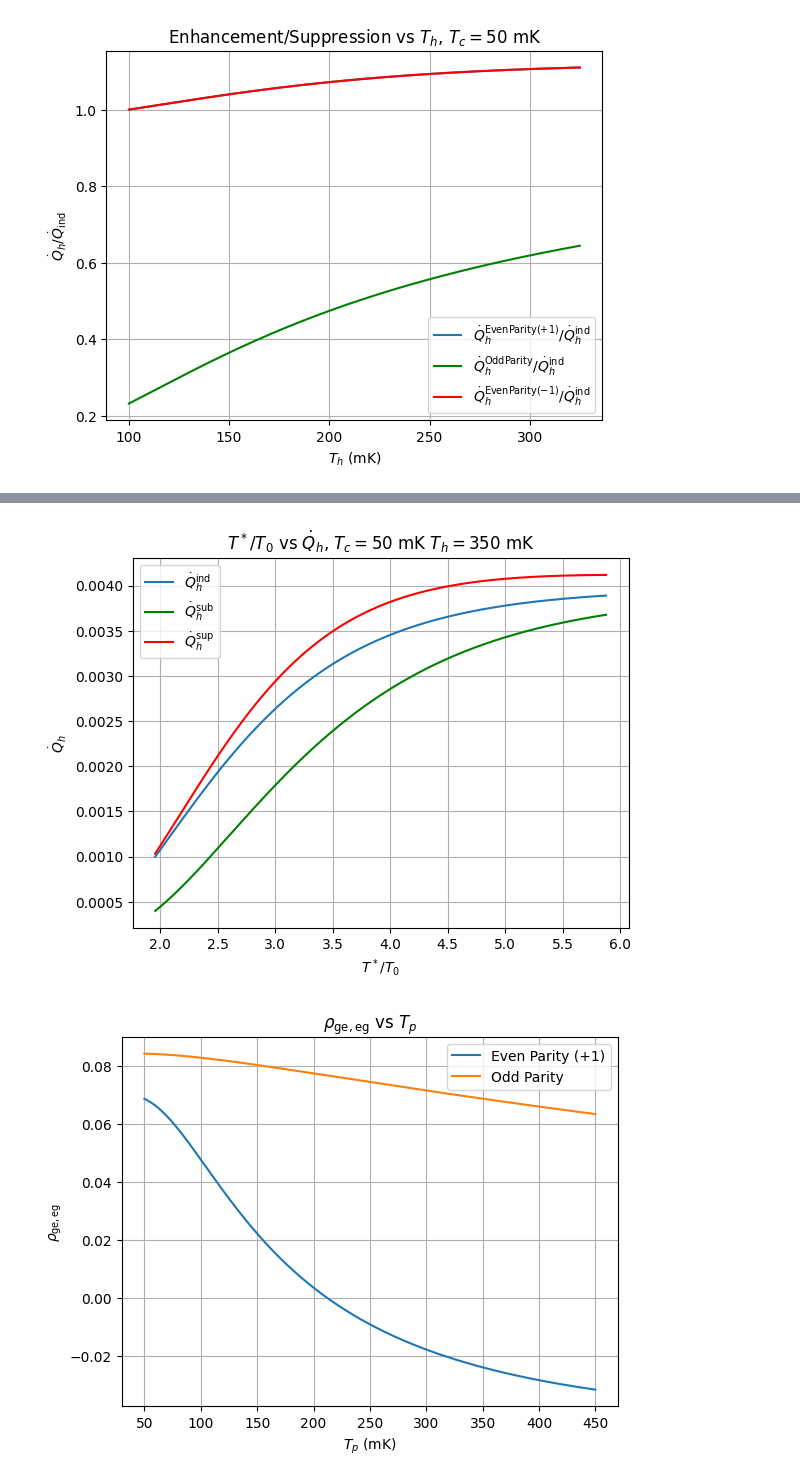
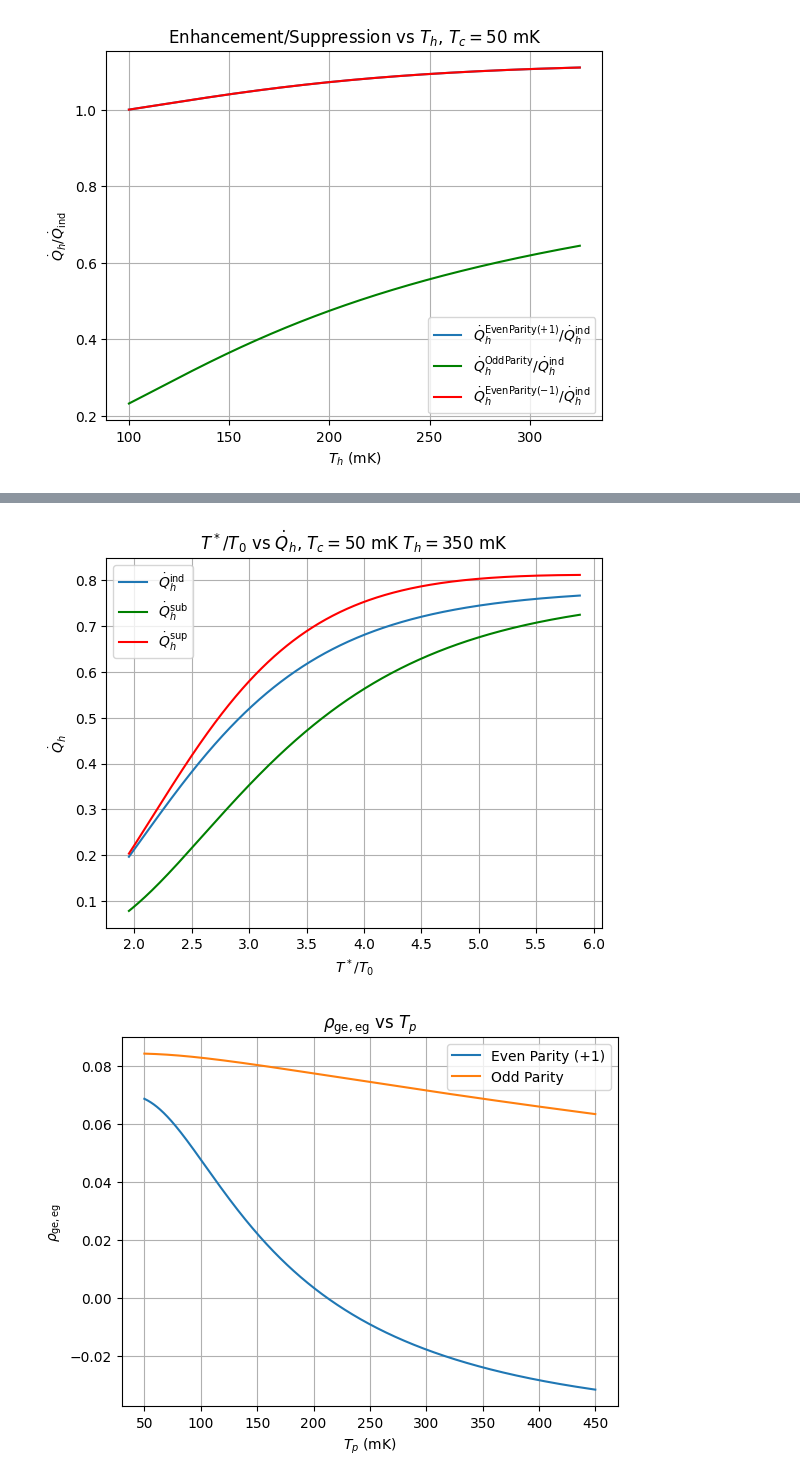
Before and after one commit to foysalx/TwoQubitHeatValve, a Jupyter notebook: Results_Even_Odd_Parity_Formulation (1).ipynb, the cells around one changed output, grey strips where cells are left out. Cells and saved outputs as stored; diff of their text form; code cells hidden in the pictures.

```diff
--- a/Results_Even_Odd_Parity_Formulation (1).ipynb
+++ b/Results_Even_Odd_Parity_Formulation (1).ipynb
@@ -973,9 +951,9 @@ for i, w1 in enumerate(w_vals_2):
 # for the even (+1) case and the odd case
 for i, gh in enumerate(gamma_h_6):
     if i == 0 or i == 50:
-        plt.plot(w_vals_2, 0.662607015*Q_coll_sub_6[:, i], label=f"$\gamma_h/f_r$ = {gh}")
+        plt.plot(w_vals_2, 130.559162011*Q_coll_sub_6[:, i], label=f"$\gamma_h/f_r$ = {gh}")
     else:
-        plt.plot(w_vals_2, 0.662607015*Q_coll_sub_6[:, i])
+        plt.plot(w_vals_2, 130.559162011*Q_coll_sub_6[:, i])
 
 plt.xlabel(r'$\omega_1/f_r$')
 plt.ylabel(r'$\dot{Q}_h^{\rm odd}$')
@@ -1050,17 +1028,17 @@ for i, w1 in enumerate(w0_vals_3):
 
         Ratio_sub_7[i]  = Q_coll_sub_7[i] / Q_ind_7[i]
 # %%
-plt.plot(Ts/T0_vals_2, 0.662607015*Q_ind_7, label = r'$\dot{Q}_h^{\rm ind}$')
-plt.plot(Ts/T0_vals_2, 0.662607015*Q_coll_sub_7, label = r'$\dot{Q}_h^{\rm sub}$', color = "green")
-plt.plot(Ts/T0_vals_2, 0.662607015*Q_coll_sup_7, label = r'$\dot{Q}_h^{\rm sup}$', color = "red")
+plt.plot(Ts/T0_vals_2, 130.559162011*Q_ind_7, label = r'$\dot{Q}_h^{\rm ind}$')
+plt.plot(Ts/T0_vals_2, 130.559162011*Q_coll_sub_7, label = r'$\dot{Q}_h^{\rm sub}$', color = "green")
+plt.plot(Ts/T0_vals_2, 130.559162011*Q_coll_sup_7, label = r'$\dot{Q}_h^{\rm sup}$', color = "red")
 plt.xlabel(r'$T^*/T_0$')
 plt.ylabel(r'$\dot{Q}_h$')
 plt.legend()
 plt.title(r'$T^*/T_0$ vs $\dot{Q}_h$, $T_c = 50$ mK $T_h = 350$ mK')
 plt.grid(True)
 plt.show()
 # %% [output]
-[figure, old version]
+[figure, new version]
 # %%
 N9 = 1000
 w0 = 1             # LC resonator frequency (sets the unit scale)
```
Also changed, not shown: parts of 18 cells of this notebook.
